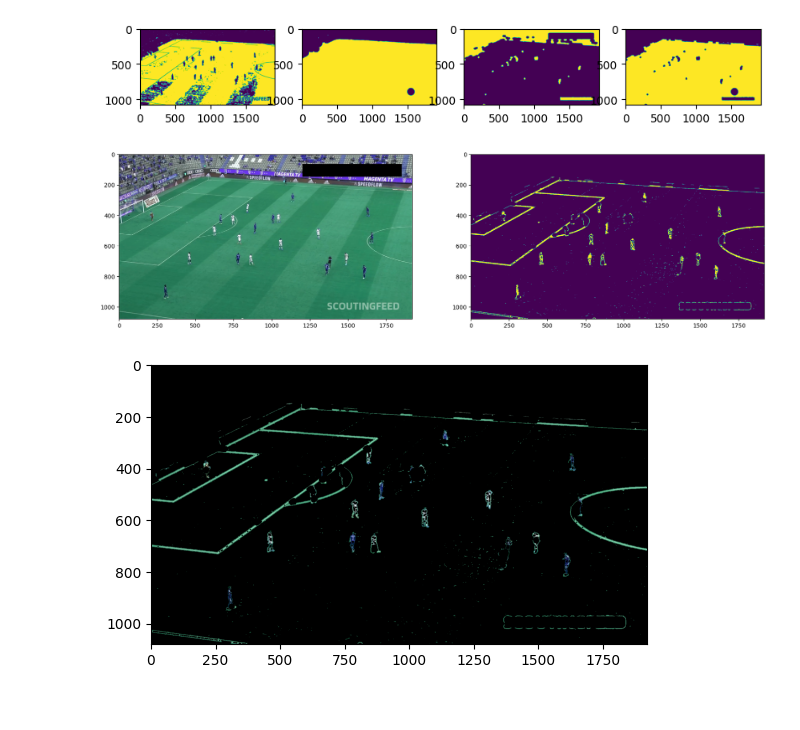
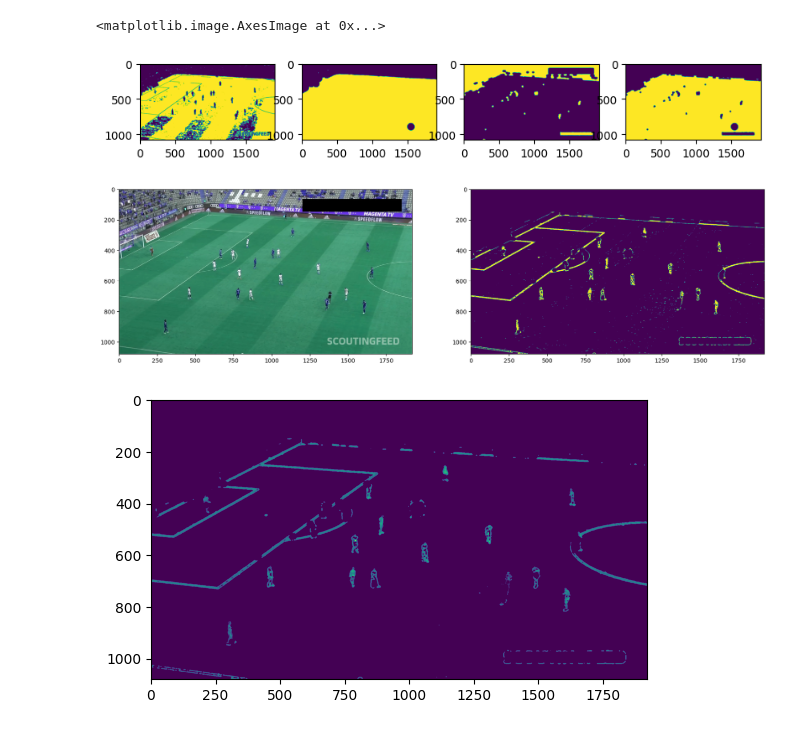
Before and after one commit to OnionKiller/green-field-experiment, a Jupyter notebook: test.ipynb, the cells around one changed output. Saved outputs shown, nothing was run; the diff lists cells and outputs as text; code cells hidden in the pictures.

```diff
--- a/test.ipynb
+++ b/test.ipynb
@@ -67,34 +67,36 @@ plt.imshow(mask)
 plt.subplot(142)
 plt.imshow(main_morph_mask)
 plt.subplot(143)
 plt.imshow(viewer_mask)
 plt.subplot(144)
 plt.imshow(field_mask)
 
 #mask lines on the filed with the green mask == white lines on the footballfield, and players
 composite_mask = cv2.bitwise_and(field_mask,adt_mask_inv)
 
 #make the lines non edges
 dilated_comp_mask = cv2.dilate(composite_mask,cv2.getStructuringElement(cv2.MORPH_ELLIPSE,(5,5)))
 composite_mask = cv2.erode(dilated_comp_mask,cv2.getStructuringElement(cv2.MORPH_ELLIPSE,(5,5)))
 
 #visuals
 plt.figure( figsize=(20,10))
 plt.subplot(121)
 plt.imshow(img)
 plt.subplot(122)
 plt.imshow(composite_mask)
 
 res = cv2.bitwise_and(img, img, mask=composite_mask)
 res_bgr = cv2.cvtColor(res,cv2.COLOR_HSV2BGR)
 plt.figure()
 plt.imshow(res)
 img_blur = cv2.medianBlur(res_bgr ,5)
 img_gray = cv2.cvtColor(img_blur ,cv2.COLOR_BGR2GRAY)
+plt.imshow(img_gray)
 # %% [output]
+<matplotlib.image.AxesImage at 0x...>
 [figure]
 [figure]
-[figure, old version]
+[figure, new version]
 # %%
 #threshold1 = cv2.getTrackbarPos("threshold1","Parameters")
 # threshold2 = cv2.getTrackbarPos("threshold2","Parameters")
```
Also changed, not shown: parts of 1 cell of this notebook.
